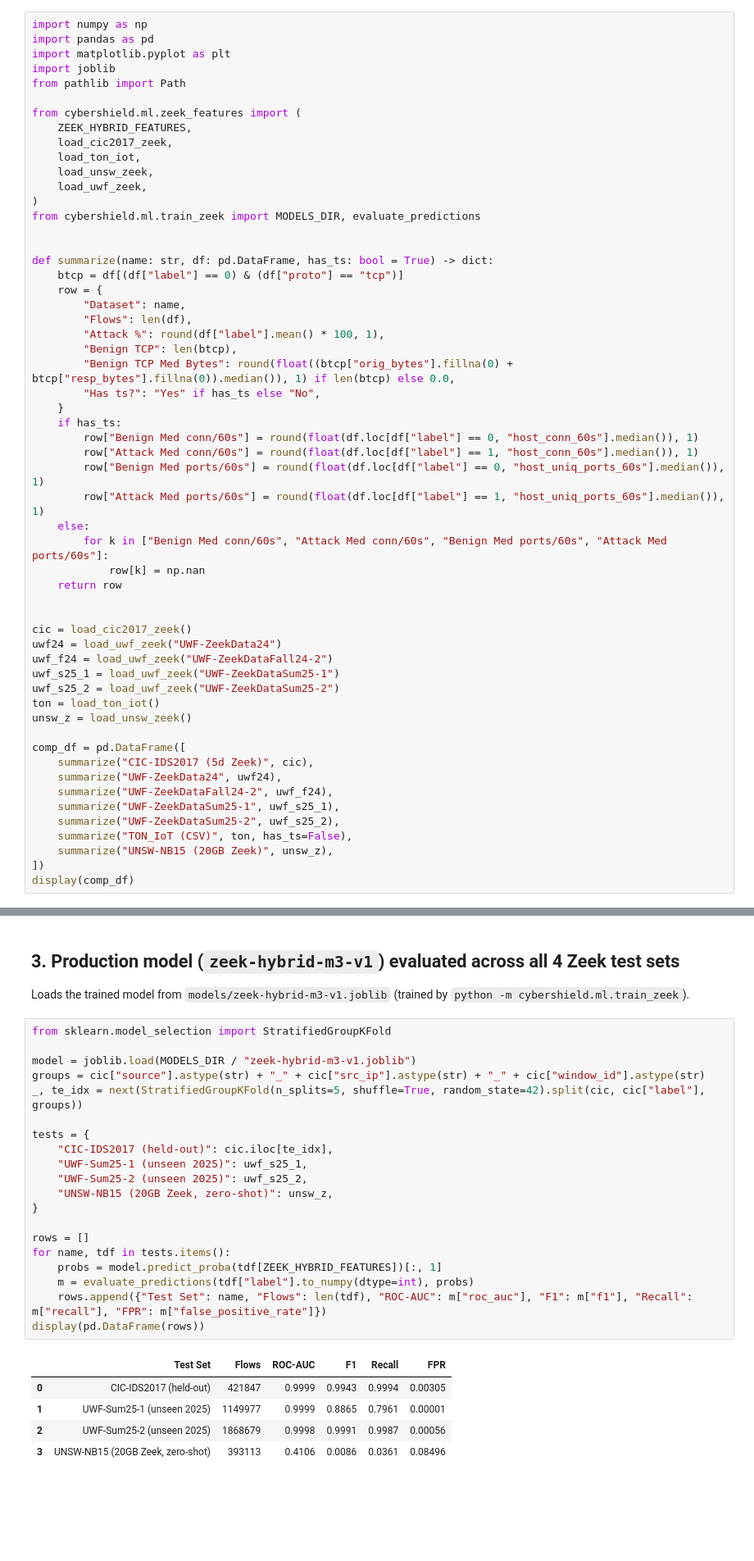
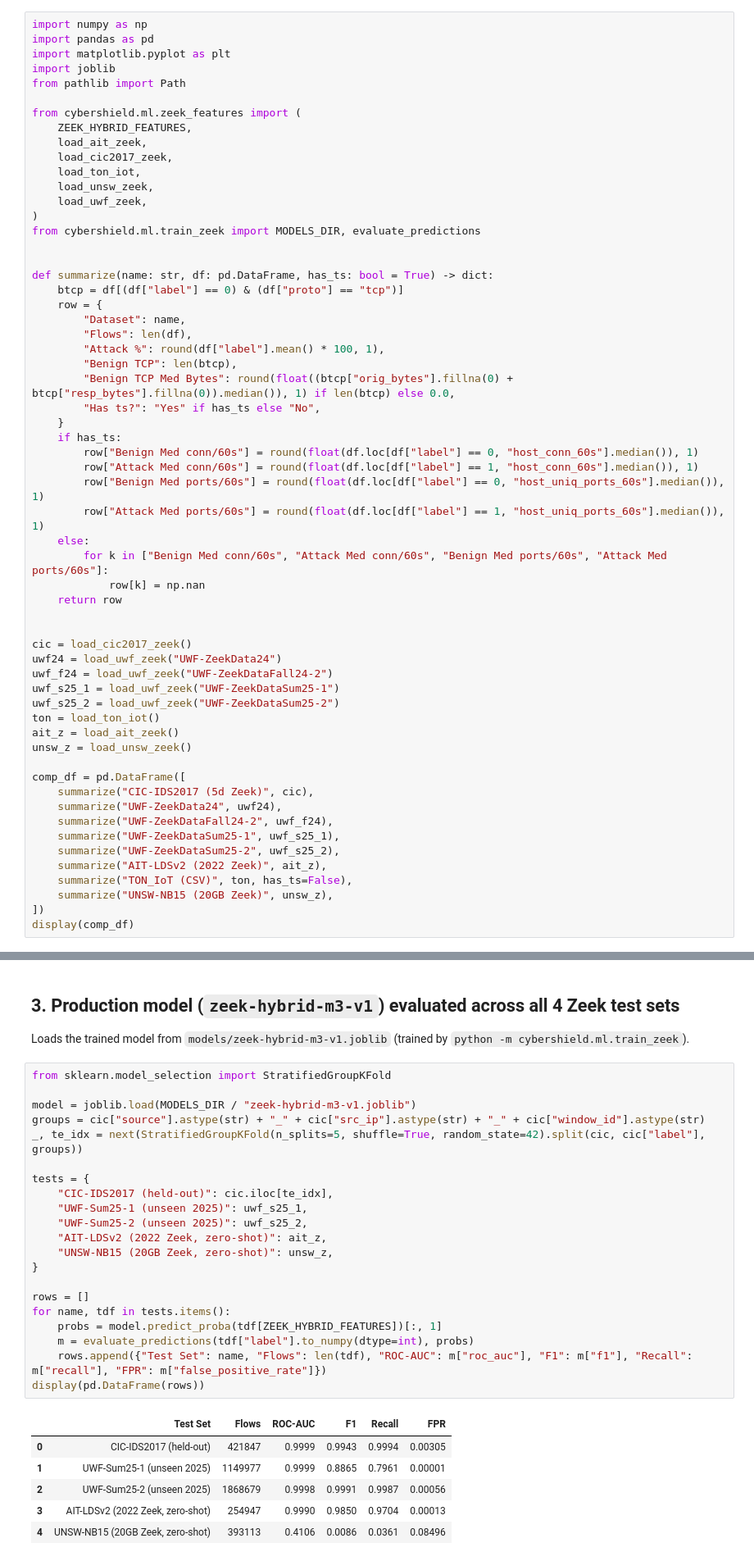
Before and after one commit to Abdullah-AboOun/CyberShield, a Jupyter notebook: notebooks/01_dataset_comparison.ipynb, the cells around one changed output, grey strips where cells are left out. Shown at 82% size. Drawn from its saved outputs; the diff is of its cells as text; blank space fills up the shorter version.

```diff
--- a/notebooks/01_dataset_comparison.ipynb
+++ b/notebooks/01_dataset_comparison.ipynb
@@ -20,6 +21,7 @@ from pathlib import Path
 
 from cybershield.ml.zeek_features import (
     ZEEK_HYBRID_FEATURES,
+    load_ait_zeek,
     load_cic2017_zeek,
     load_ton_iot,
     load_unsw_zeek,
@@ -55,6 +57,7 @@ uwf_f24 = load_uwf_zeek("UWF-ZeekDataFall24-2")
 uwf_s25_1 = load_uwf_zeek("UWF-ZeekDataSum25-1")
 uwf_s25_2 = load_uwf_zeek("UWF-ZeekDataSum25-2")
 ton = load_ton_iot()
+ait_z = load_ait_zeek()
 unsw_z = load_unsw_zeek()
 
 comp_df = pd.DataFrame([
@@ -63,6 +66,7 @@ comp_df = pd.DataFrame([
     summarize("UWF-ZeekDataFall24-2", uwf_f24),
     summarize("UWF-ZeekDataSum25-1", uwf_s25_1),
     summarize("UWF-ZeekDataSum25-2", uwf_s25_2),
+    summarize("AIT-LDSv2 (2022 Zeek)", ait_z),
     summarize("TON_IoT (CSV)", ton, has_ts=False),
     summarize("UNSW-NB15 (20GB Zeek)", unsw_z),
 ])
@@ -105,29 +110,31 @@ Loads the trained model from `models/zeek-hybrid-m3-v1.joblib` (trained by `pyth
 # %%
 from sklearn.model_selection import StratifiedGroupKFold
 
 model = joblib.load(MODELS_DIR / "zeek-hybrid-m3-v1.joblib")
 groups = cic["source"].astype(str) + "_" + cic["src_ip"].astype(str) + "_" + cic["window_id"].astype(str)
 _, te_idx = next(StratifiedGroupKFold(n_splits=5, shuffle=True, random_state=42).split(cic, cic["label"], groups))
 
 tests = {
     "CIC-IDS2017 (held-out)": cic.iloc[te_idx],
     "UWF-Sum25-1 (unseen 2025)": uwf_s25_1,
     "UWF-Sum25-2 (unseen 2025)": uwf_s25_2,
+    "AIT-LDSv2 (2022 Zeek, zero-shot)": ait_z,
     "UNSW-NB15 (20GB Zeek, zero-shot)": unsw_z,
 }
 
 rows = []
 for name, tdf in tests.items():
     probs = model.predict_proba(tdf[ZEEK_HYBRID_FEATURES])[:, 1]
     m = evaluate_predictions(tdf["label"].to_numpy(dtype=int), probs)
     rows.append({"Test Set": name, "Flows": len(tdf), "ROC-AUC": m["roc_auc"], "F1": m["f1"], "Recall": m["recall"], "FPR": m["false_positive_rate"]})
 display(pd.DataFrame(rows))
 # %% [output]
 |  | Test Set | Flows | ROC-AUC | F1 | Recall | FPR |
 | 0 | CIC-IDS2017 (held-out) | 421847 | 0.9999 | 0.9943 | 0.9994 | 0.00305 |
 | 1 | UWF-Sum25-1 (unseen 2025) | 1149977 | 0.9999 | 0.8865 | 0.7961 | 0.00001 |
 | 2 | UWF-Sum25-2 (unseen 2025) | 1868679 | 0.9998 | 0.9991 | 0.9987 | 0.00056 |
-| 3 | UNSW-NB15 (20GB Zeek, zero-shot) | 393113 | 0.4106 | 0.0086 | 0.0361 | 0.08496 |
+| 3 | AIT-LDSv2 (2022 Zeek, zero-shot) | 254947 | 0.9990 | 0.9850 | 0.9704 | 0.00013 |
+| 4 | UNSW-NB15 (20GB Zeek, zero-shot) | 393113 | 0.4106 | 0.0086 | 0.0361 | 0.08496 |
 # %% [markdown]
 ## 4. Dataset Sources, Pros, Cons & Verdict
 
```
Also changed, not shown: parts of 4 cells of this notebook, 5 other files.
